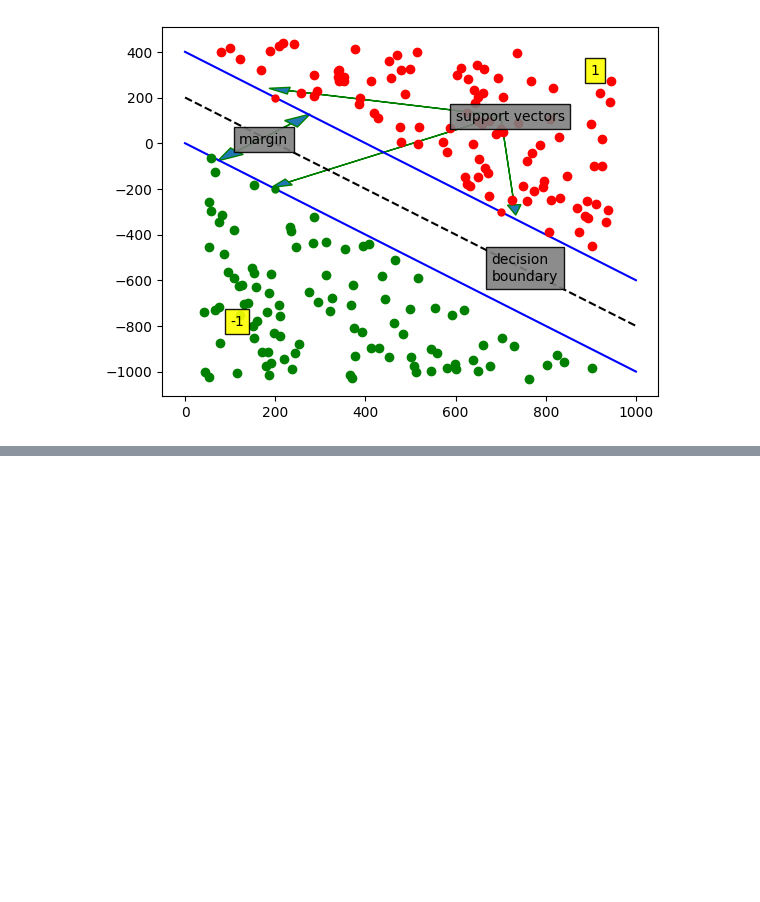
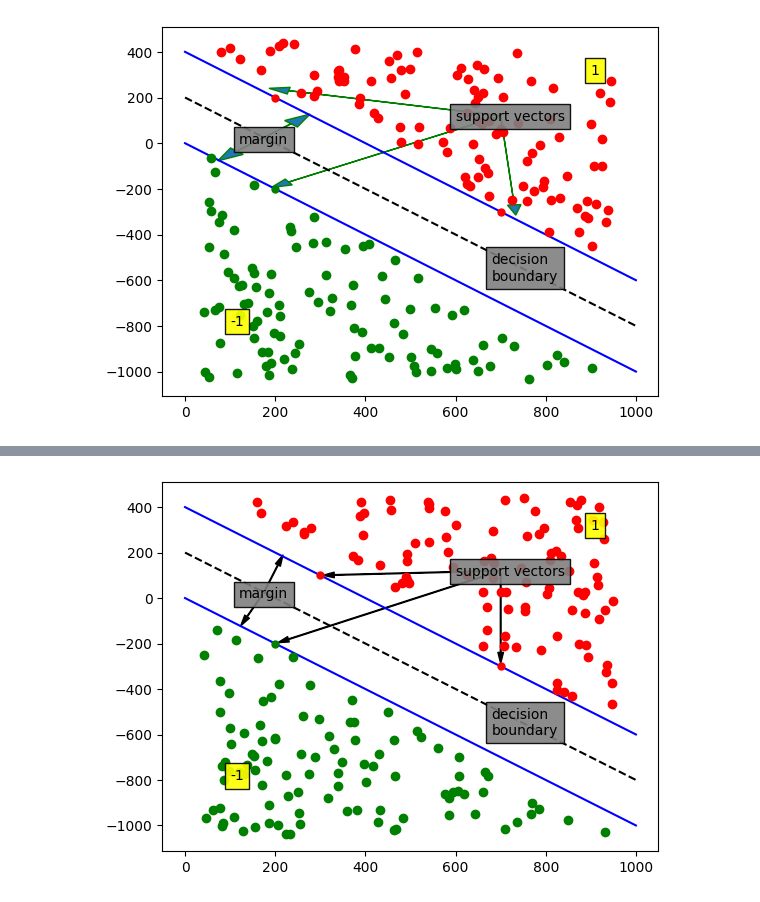
Before and after one commit to peterkrull/p7-ml-refrigeration-fault-detection, a Jupyter notebook: Python/SVM_Plots/SVM_Plots_4_2.ipynb, the cells around one changed output, grey strips where cells are left out. Cells and saved outputs as stored; diff of their text form; code cells hidden in the pictures; blank space fills up the shorter version.

```diff
--- a/Python/SVM_Plots/SVM_Plots_4_2.ipynb
+++ b/Python/SVM_Plots/SVM_Plots_4_2.ipynb
@@ -267,3 +267,85 @@ plt.text(100, -800, '-1', fontsize = 10, bbox = dict(facecolor = 'yellow', alpha
 # %% [output]
 Text(100, -800, '-1')
 [figure]
+# %%
+from shapely.geometry import Point, Polygon
+def Random_Points_in_Polygon(polygon, number):
+    points = []
+    minx, miny, maxx, maxy = polygon.bounds
+    while len(points) < number:
+        pnt = Point(np.random.uniform(minx, maxx), np.random.uniform(miny, maxy))
+        if polygon.contains(pnt):
+            points.append(pnt)
+    return points
+
+x = np.arange(0, 1000, 0.1, dtype=np.double)
+y1=-x
+y2=-x+200
+y3=-x+400
+plt.plot(x, y1, 'b', label='line 0')
+plt.plot(x, y2, 'k--', label='line 1')
+plt.plot(x, y3, 'b', label='line 2')
+
+px=200
+plt.plot(px, -px, 'go', markersize=5)
+px=300
+plt.plot(px, -px+400, 'ro', markersize=5)
+px=700
+plt.plot(px, -px+400, 'ro', markersize=5)
+
+
+u=40
+polygon = Polygon([[min(x+u), max(y3+u)],[max(x-u), max(y3+u)],[max(x-u), min(y3+u)],[min(x+u), max(y3+u)]])
+points = Random_Points_in_Polygon(polygon, 100)
+
+xs = [point.x for point in points]
+ys = [point.y for point in points]
+
+plt.plot(xs, ys, 'ro', label='line 3')
+
+
+
+polygon2 = Polygon([[min(x+u), max(y1-u)],[min(x+u), min(y1-u)],[max(x-u), min(y1-u)],[min(x+u), max(y1-u)]])
+points2 = Random_Points_in_Polygon(polygon2, 100)
+xs2 = [point2.x for point2 in points2]
+ys2 = [point2.y for point2 in points2]
+
+plt.plot(xs2, ys2, 'go', label='line 4')
+plt.text(120, 0, 'margin', fontsize = 10, bbox = dict(facecolor = 'gray', alpha = 0.9))
+plt.text(600, 100, 'support vectors', fontsize = 10, bbox = dict(facecolor = 'gray', alpha = 0.9))
+plt.text(680, -600, 'decision\nboundary', fontsize = 10, bbox = dict(facecolor = 'gray', alpha = 0.9))
+
+
+pu=175
+#plt.arrow(pu, -pu+200, 60, 60, head_width = 40, width = 0.05, ec ='green')
+#plt.arrow(pu, -pu+200, -60, -60, head_width = 40, width = 0.05, ec ='green')
+
+
+
+
+import matplotlib.patches as patches
+style = "Simple, tail_width=0.5, head_width=4, head_length=8"
+kw = dict(arrowstyle=style, color="k")
+a1 = patches.FancyArrowPatch((pu, -pu+200), (120, -132), **kw)
+plt.gca().add_patch(a1)
+a2 = patches.FancyArrowPatch((pu, -pu+200), (220, 200), **kw)
+plt.gca().add_patch(a2)
+
+
+px=200
+a3 = patches.FancyArrowPatch((700, 120), (px, -px), **kw)
+plt.gca().add_patch(a3)
+px=300
+a4 = patches.FancyArrowPatch((700, 120), (px, -px+400), **kw)
+plt.gca().add_patch(a4)
+px=700
+a5 = patches.FancyArrowPatch((700, 120), (px, -px+400), **kw)
+plt.gca().add_patch(a5)
+
+plt.text(900, 300, '1', fontsize = 10, bbox = dict(facecolor = 'yellow', alpha = 0.9))
+plt.text(100, -800, '-1', fontsize = 10, bbox = dict(facecolor = 'yellow', alpha = 0.9))
+
+#200, -200
+#200, 200
+#700, -300
+# %% [output]
@@ -269,0 +353 @@ Text(100, -800, '-1')
+[figure, added]
```
Also changed, not shown: parts of 1 cell of this notebook.
